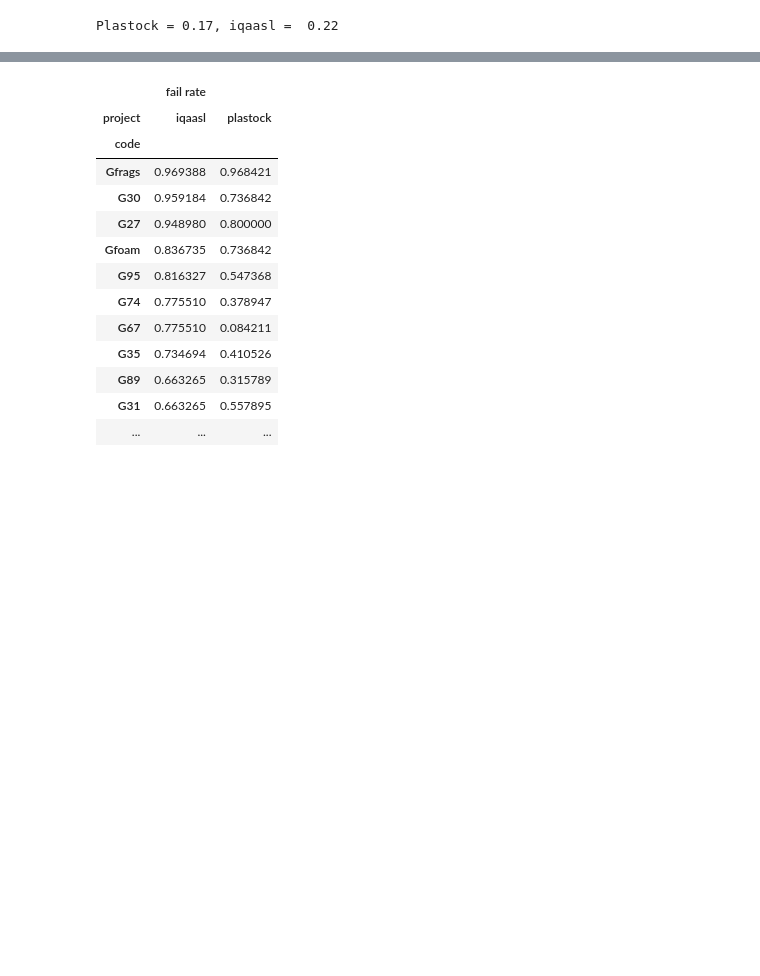
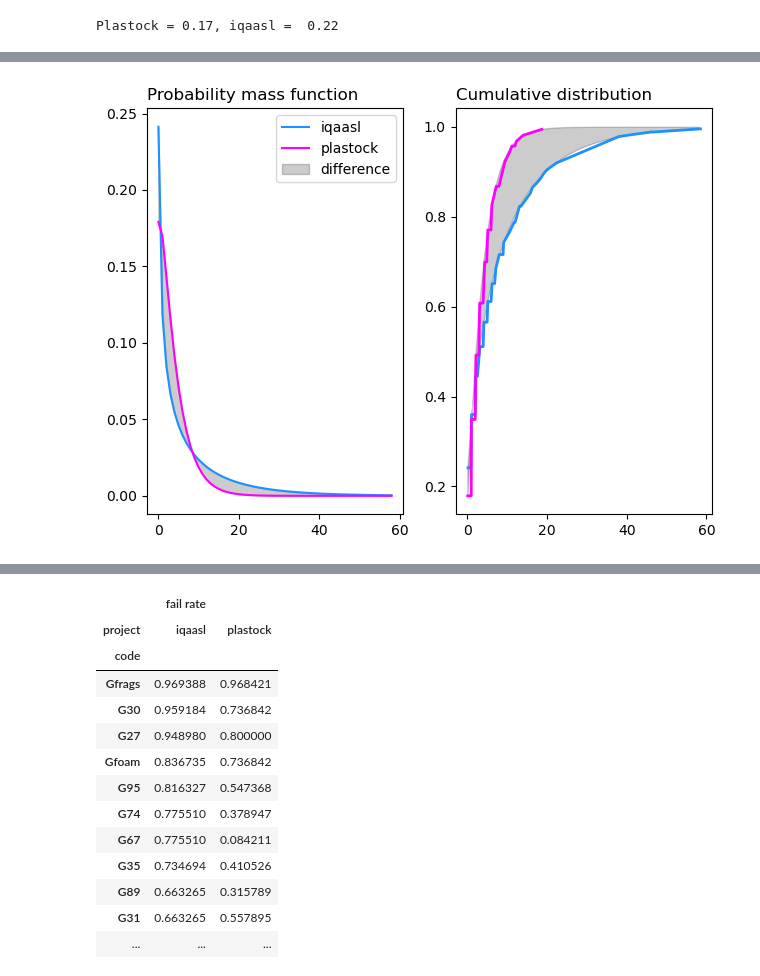
Before and after one commit to AssociationSauvegardeLeman/plastock, a Jupyter notebook: plastock_iqaasl.ipynb, the cells around one changed output, grey strips where cells are left out. Drawn from its saved outputs; the diff is of its cells as text; code cells hidden in the pictures; blank space fills up the shorter version.

Commit message:
added nb distribution for both sampling periods, added section on diffrence between distributions

```diff
--- a/plastock_iqaasl.ipynb
+++ b/plastock_iqaasl.ipynb
@@ -352,0 +362,44 @@ Plastock = 0.17, iqaasl =  0.22
+# %%
+from scipy.stats import nbinom
+from statsmodels.distributions.empirical_distribution import ECDF as ecdf
+
+e_pstock = combined_dt[combined_dt.project == "plastock"]
+x_p = e_pstock["pcs/m"].sort_values()
+ecdf_pstock = ecdf(x_p)
+
+e_iqaasl = combined_dt[combined_dt.project == "iqaasl"]
+x_i = e_iqaasl["pcs/m"].sort_values()
+ecdf_iqaasl = ecdf(x_i)
+
+def make_n(mean, variance):
+    return mean**2/(variance-mean)
+def make_p(mean, variance):
+    return mean/variance
+
+n_i = make_n(np.mean(x_i), np.var(x_i))
+p_i = make_p(np.mean(x_i), np.var(x_i))
+
+n_p = make_n(np.mean(x_p), np.var(x_p))
+p_p = make_p(np.mean(x_p), np.var(x_p))
+
+x_ii = np.arange(0, x_i.max())
+x_pi = np.arange(0,  x_i.max())
+
+i_nb = nbinom(n_i, p_i)
+p_nb = nbinom(n_p, p_p)
+
+fig, ax = plt.subplots(1,2)
+ax[0].plot(x_ii, i_nb.pmf(x_ii), label='iqaasl', c='dodgerblue')
+ax[0].plot(x_pi, p_nb.pmf(x_pi), label='plastock', c='magenta')
+ax[0].fill_between(x_pi,p_nb.pmf(x_pi), i_nb.pmf(x_ii), alpha=0.2, color="black", label="difference")
+ax[0].legend()
+ax[0].set_title("Probability mass function", loc="left")
+ax[1].fill_between(x_pi,p_nb.cdf(x_pi), i_nb.cdf(x_pi), alpha=0.2, color="black", label="difference")
+ax[1].plot(x_i, i_nb.cdf(x_i), color="dodgerblue", linewidth=2)
+ax[1].plot(x_p, p_nb.cdf(x_p), color="magenta", linewidth=2)
+ax[1].set_title("Cumulative distribution", loc="left")
+plt.tight_layout()
+
+plt.show()
+# %% [output]
+[figure, added]
```
Also changed, not shown: parts of 8 cells of this notebook.
